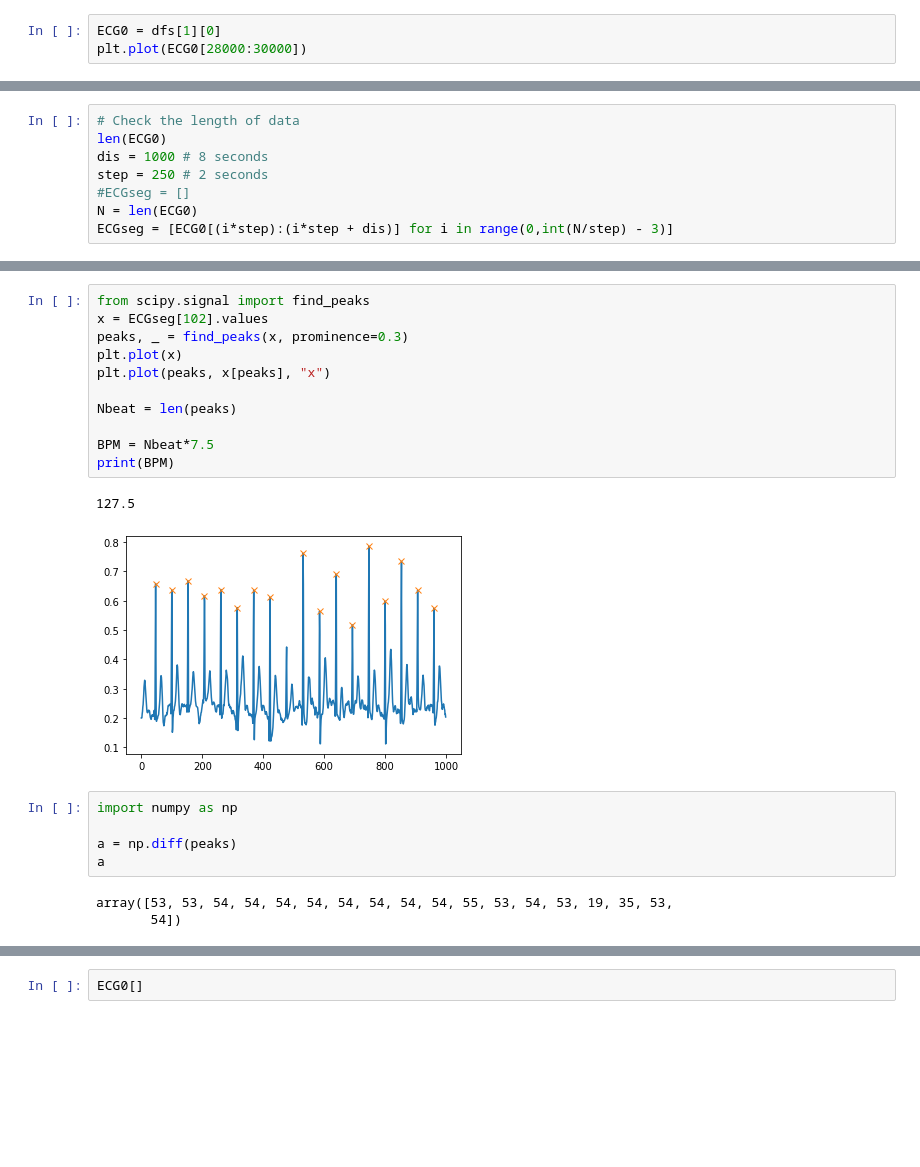
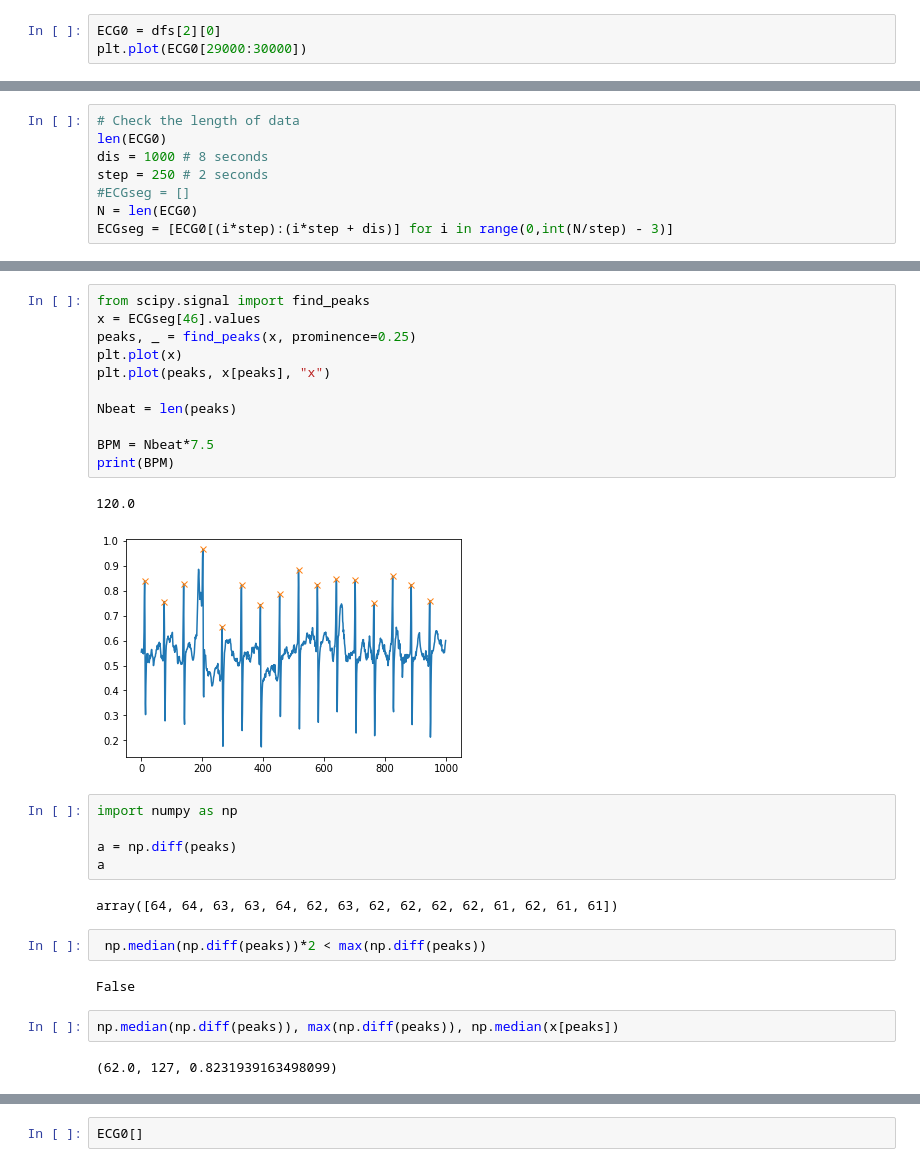
Before and after one commit to LongNguyen1984/TimeSeriesWithPython, a Jupyter notebook: HR_DNN.ipynb, the cells around one changed output, grey strips where cells are left out. Saved outputs shown, nothing was run; the diff lists cells and outputs as text; blank space fills up the shorter version.

```diff
--- a/HR_DNN.ipynb
+++ b/HR_DNN.ipynb
@@ -118,7 +118,7 @@ print(len(hrdfs[0][0]))
 # %% [markdown]
 ## Compute heart rate
 # %%
-ECG0 = dfs[1][0]
-plt.plot(ECG0[28000:30000])
+ECG0 = dfs[2][0]
+plt.plot(ECG0[29000:30000])
 # %% [output]
 [<matplotlib.lines.Line2D at 0x...>]
@@ -141,25 +141,32 @@ plt.plot(ECGseg[2])
 # %%
 from scipy.signal import find_peaks
-x = ECGseg[102].values
-peaks, _ = find_peaks(x, prominence=0.3)
+x = ECGseg[46].values
+peaks, _ = find_peaks(x, prominence=0.25)
 plt.plot(x)
 plt.plot(peaks, x[peaks], "x")
 
 Nbeat = len(peaks)
 
 BPM = Nbeat*7.5
 print(BPM)
 # %% [output]
-127.5
+120.0
-[figure, old version]
+[figure, new version]
 # %%
 import numpy as np
 
 a = np.diff(peaks)
 a
 # %% [output]
-array([53, 53, 54, 54, 54, 54, 54, 54, 54, 54, 55, 53, 54, 53, 19, 35, 53,
-       54])
+array([64, 64, 63, 63, 64, 62, 63, 62, 62, 62, 62, 61, 62, 61, 61])
+# %%
+ np.median(np.diff(peaks))*2 < max(np.diff(peaks))
+# %% [output]
+False
+# %%
+np.median(np.diff(peaks)), max(np.diff(peaks)), np.median(x[peaks])
+# %% [output]
+(62.0, 127, 0.8231939163498099)
 # %%
 plt.boxplot(x[peaks])
 # %% [output]
```
Also changed, not shown: parts of 8 cells of this notebook.
